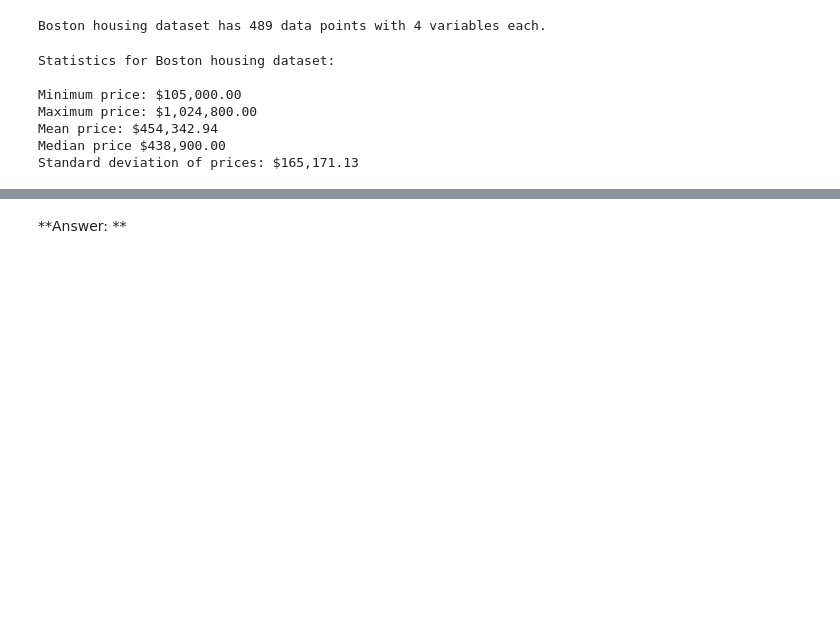
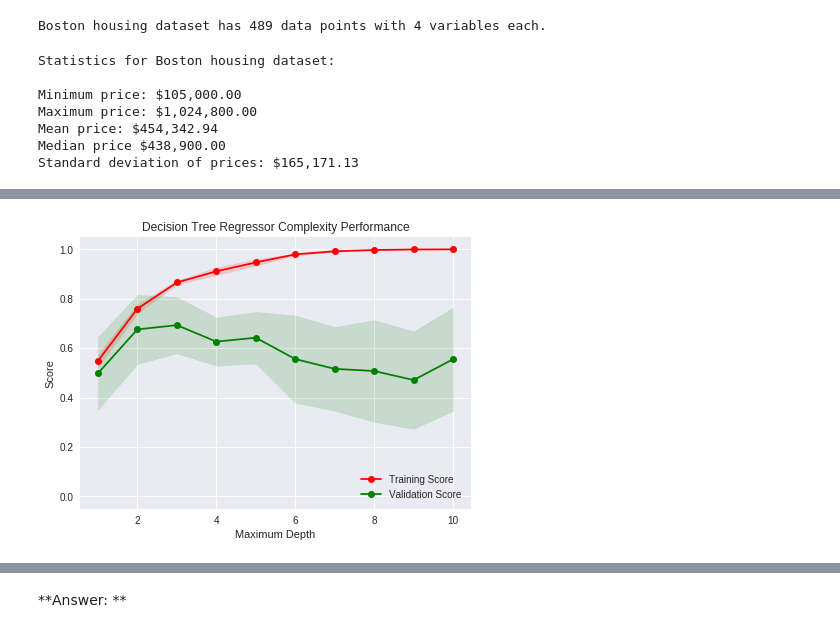
Before and after one commit to Naif6003/LearningJournal, a Jupyter notebook: Python/MachineLearning/Udacity_ML_Projects/boston_housing/yosepKim_solution/boston_notebook_yosep.ipynb, the cells around one changed output, grey strips where cells are left out. Cells and saved outputs as stored; diff of their text form; code cells hidden in the pictures; blank space fills up the shorter version.

```diff
--- a/Python/MachineLearning/Udacity_ML_Projects/boston_housing/yosepKim_solution/boston_notebook_yosep.ipynb
+++ b/Python/MachineLearning/Udacity_ML_Projects/boston_housing/yosepKim_solution/boston_notebook_yosep.ipynb
@@ -98,0 +172,7 @@ _Using your intuition, for each of the three features above, do you think that a
+# %%
+# TODO: Import 'train_test_split'
+from sklearn.cross_validation import train_test_split
+# TODO: Shuffle and split the data into training and testing subsets
+X_train, X_test, y_train, y_test = train_test_split(features, prices, test_size=0.8, random_state=0)
+# Success
+print "Training and testing split was successful."
@@ -98,0 +213,4 @@ _Using your intuition, for each of the three features above, do you think that a
+# %%
+vs.ModelComplexity(X_train, y_train)
+# %% [output]
+[figure, added]
```
Also changed, not shown: parts of 44 cells of this notebook, 6 other files.
